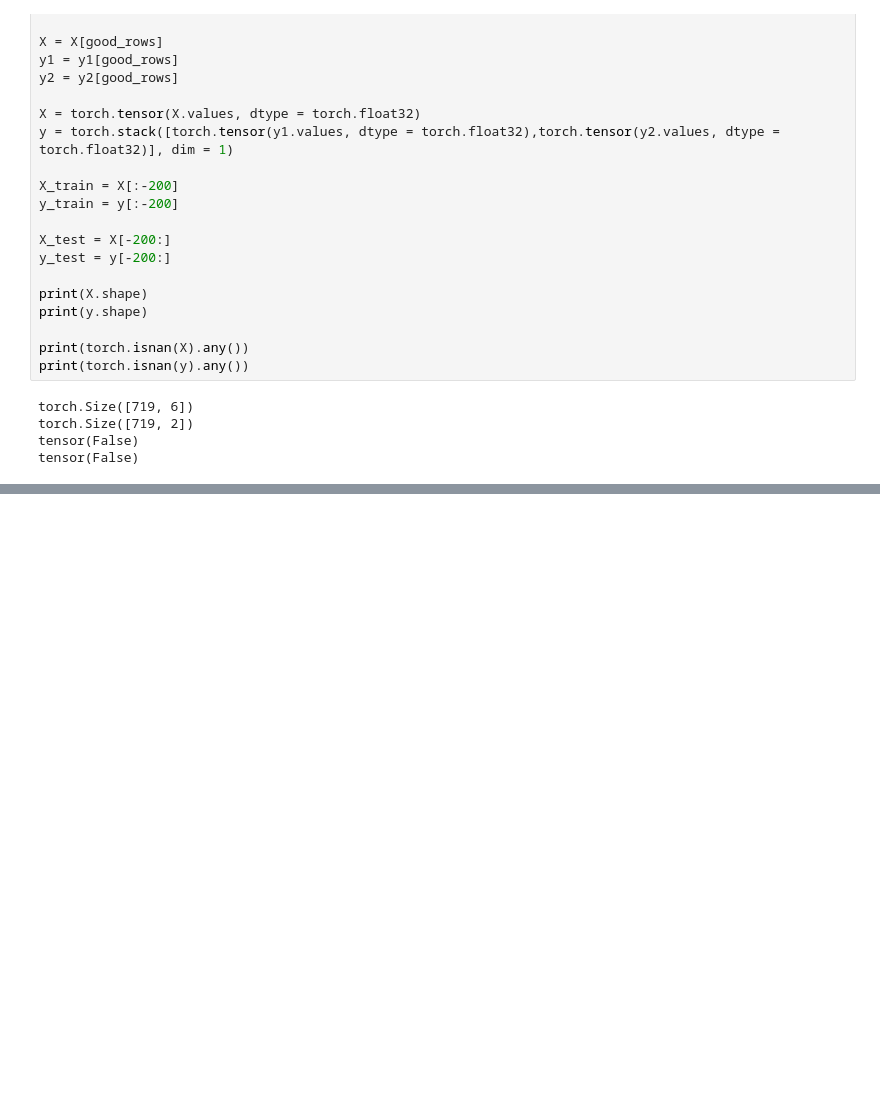
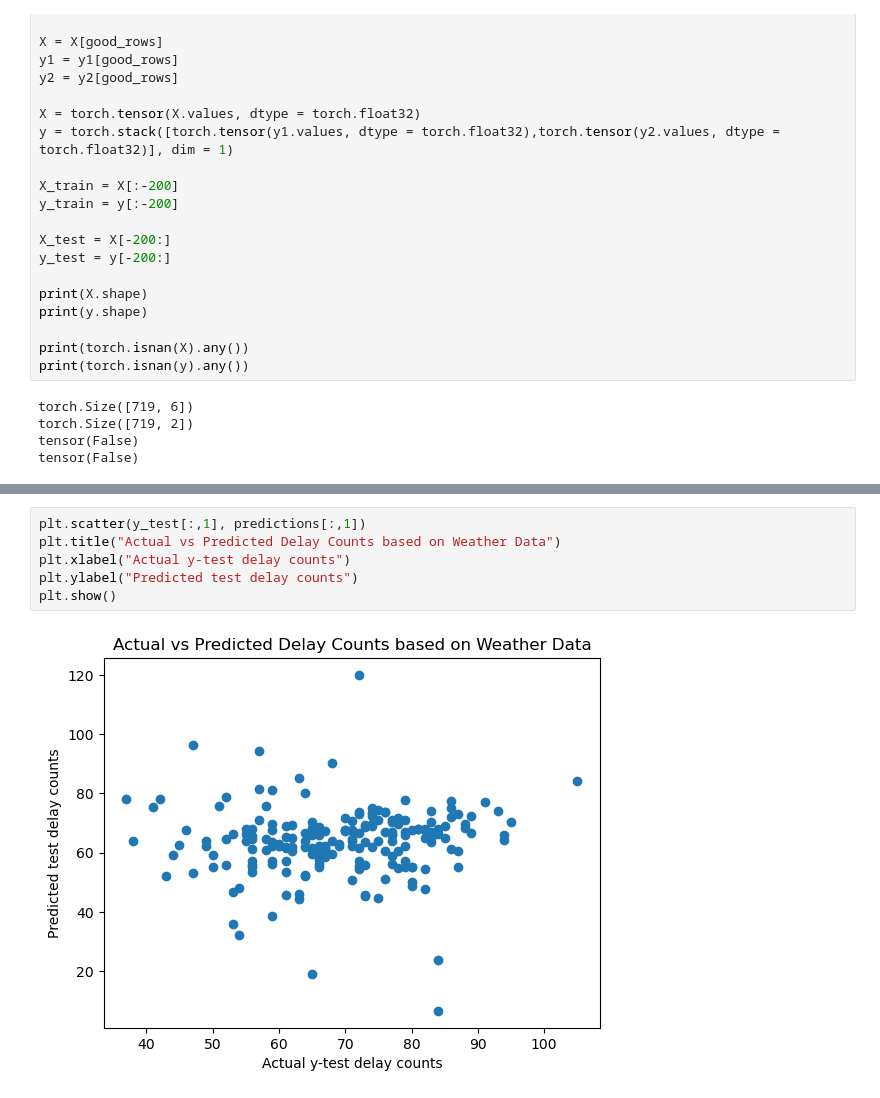
Before and after one commit to michelleyucollins/TardyTerminatorCommittee, a Jupyter notebook: subway_analysis/models/weather_nn.ipynb, the cells around one changed output, grey strips where cells are left out. Cells and saved outputs as stored; diff of their text form; blank space fills up the shorter version.

```diff
--- a/subway_analysis/models/weather_nn.ipynb
+++ b/subway_analysis/models/weather_nn.ipynb
@@ -184,0 +193,8 @@ Mean Squared Error on test set: 99.34907531738281
+# %%
+plt.scatter(y_test[:,1], predictions[:,1])
+plt.title("Actual vs Predicted Delay Counts based on Weather Data")
+plt.xlabel("Actual y-test delay counts")
+plt.ylabel("Predicted test delay counts")
+plt.show()
+# %% [output]
+[figure, added]
```
Also changed, not shown: parts of 5 cells of this notebook.
